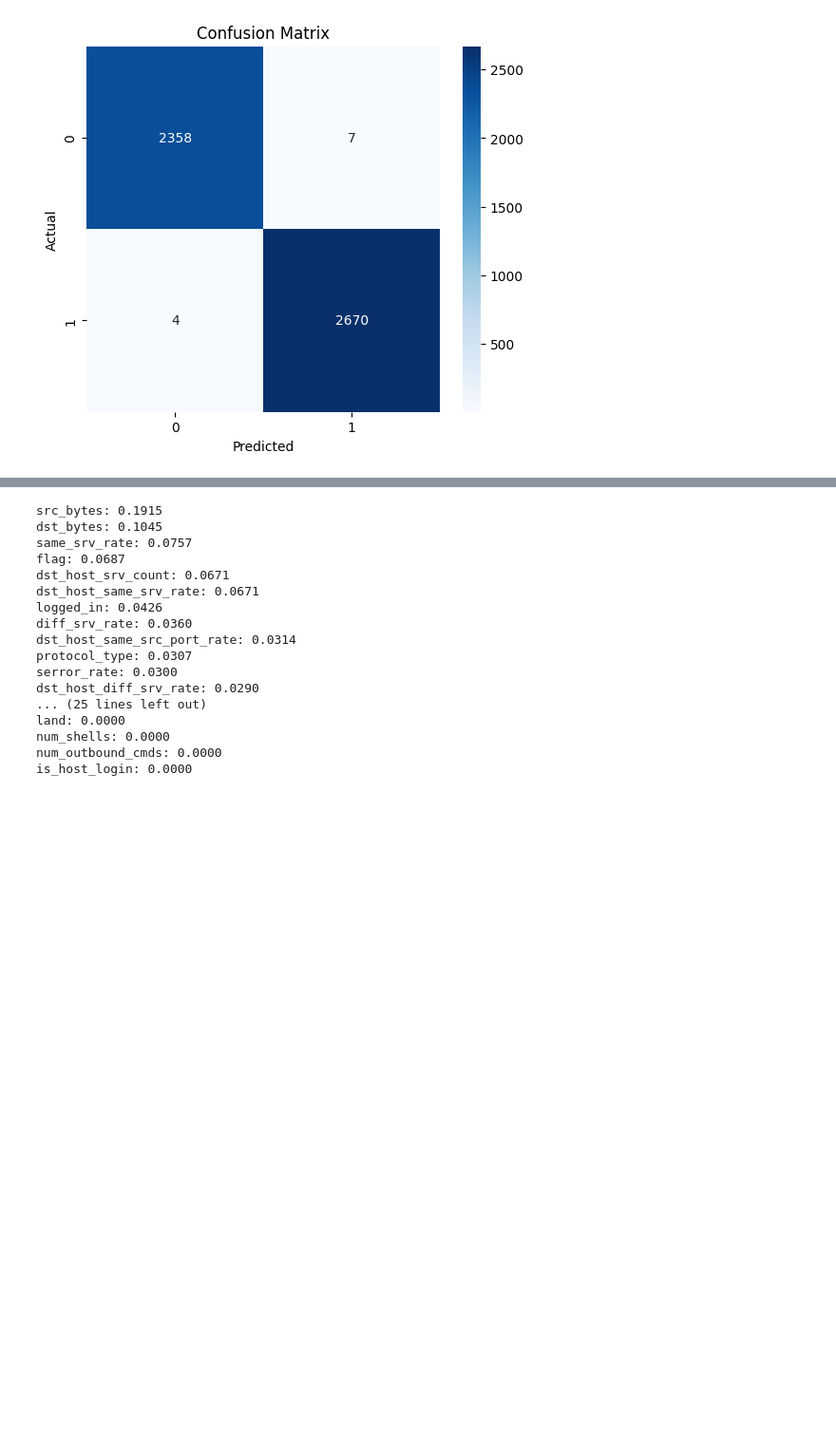
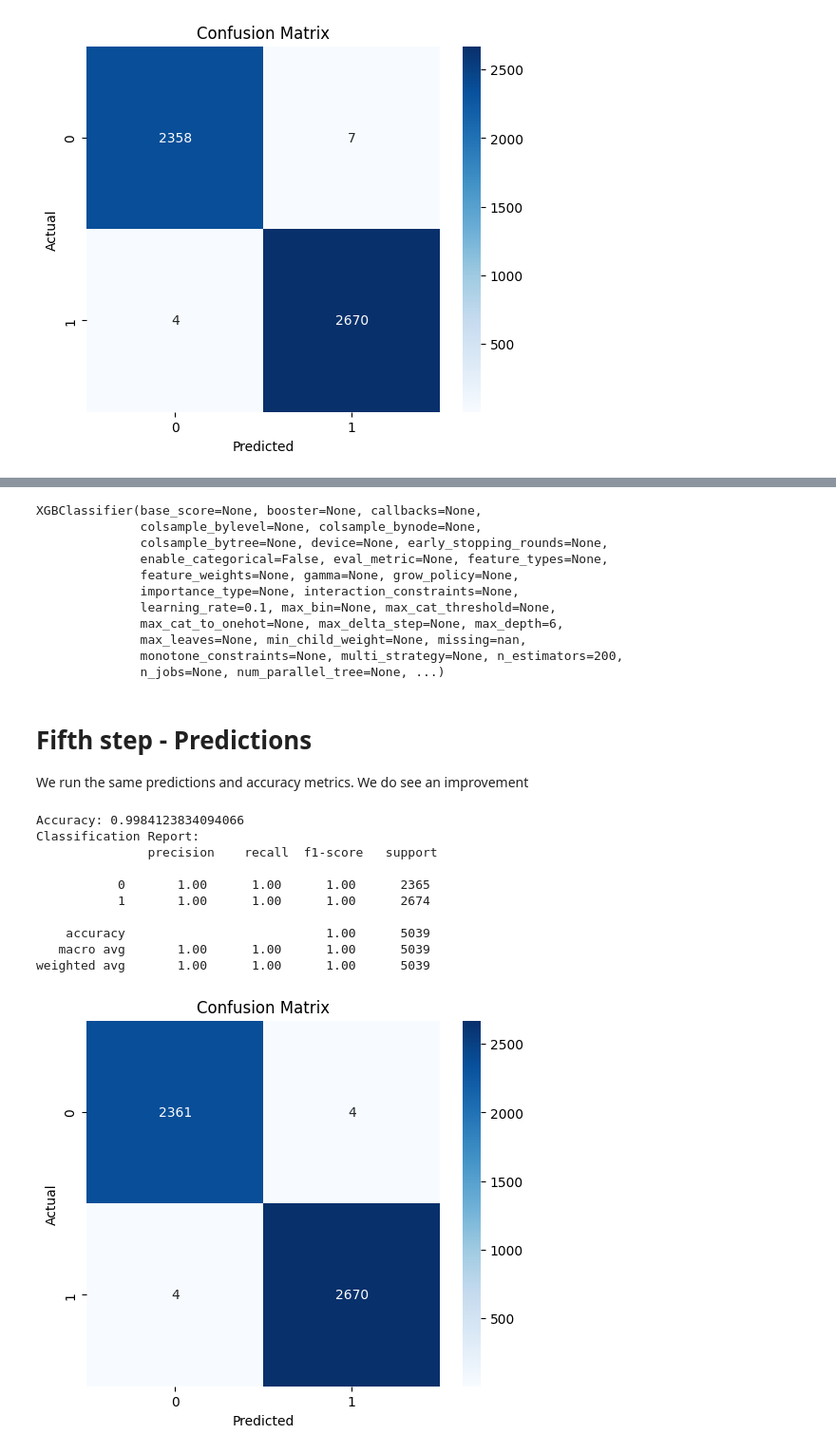
Before and after one commit to cstepgit/Intrusion-classifier, a Jupyter notebook: Intrusion Classifier.ipynb, the cells around one changed output, grey strips where cells are left out. Shown: that part at 95% size. Drawn from its saved outputs; the diff is of its cells as text; code cells hidden in the pictures; blank space fills up the shorter version.

Commit message:
added xgboost and nn

```diff
--- a/Intrusion Classifier.ipynb
+++ b/Intrusion Classifier.ipynb
@@ -28,12 +34,13 @@ print(df.head())
 # %%
 from sklearn.preprocessing import LabelEncoder
 
-categorial_columns = df.select_dtypes(include='object')
+categorial_columns = df.select_dtypes(include='object').columns
 
 for col in categorial_columns:
     df[col] = LabelEncoder().fit_transform(df[col])
 
 print(df.head)
+print(df.shape[1])
 # %% [output]
 <bound method NDFrame.head of        duration  protocol_type  service  flag  src_bytes  dst_bytes  land  \
 0             0              1       19     9        491          0     0
@@ -101,31 +121,48 @@ weighted avg       1.00      1.00      1.00      5039
 # %%
-import numpy as np
+from xgboost import XGBClassifier
 
-# Get feature importance
-feature_importance = rf_m.feature_importances_
-features = X.columns
-
-# Sort by importance
-sorted_indices = np.argsort(feature_importance)[::-1]
-
-# Display
-for i in sorted_indices:
-    print(f"{features[i]}: {feature_importance[i]:.4f}")
+# Initialize and train XGBoost model
+xgb_model = XGBClassifier(n_estimators=200, learning_rate=0.1, max_depth=6, random_state=42)
+xgb_model.fit(X_train, y_train)
 # %% [output]
-src_bytes: 0.1915
-dst_bytes: 0.1045
-same_srv_rate: 0.0757
-flag: 0.0687
-dst_host_srv_count: 0.0671
-dst_host_same_srv_rate: 0.0671
-logged_in: 0.0426
-diff_srv_rate: 0.0360
-dst_host_same_src_port_rate: 0.0314
-protocol_type: 0.0307
-serror_rate: 0.0300
-dst_host_diff_srv_rate: 0.0290
-... (25 lines left out)
-land: 0.0000
-num_shells: 0.0000
-num_outbound_cmds: 0.0000
-is_host_login: 0.0000
+XGBClassifier(base_score=None, booster=None, callbacks=None,
+              colsample_bylevel=None, colsample_bynode=None,
+              colsample_bytree=None, device=None, early_stopping_rounds=None,
+              enable_categorical=False, eval_metric=None, feature_types=None,
+              feature_weights=None, gamma=None, grow_policy=None,
+              importance_type=None, interaction_constraints=None,
+              learning_rate=0.1, max_bin=None, max_cat_threshold=None,
+              max_cat_to_onehot=None, max_delta_step=None, max_depth=6,
+              max_leaves=None, min_child_weight=None, missing=nan,
+              monotone_constraints=None, multi_strategy=None, n_estimators=200,
+              n_jobs=None, num_parallel_tree=None, ...)
+# %% [markdown]
+# Fifth step - Predictions
+We run the same predictions and accuracy metrics. We do see an improvement
+# %%
+y_pred = xgb_model.predict(X_test)
+
+# Evaluate performance
+print("Accuracy:", accuracy_score(y_test, y_pred))
+print("Classification Report:\n", classification_report(y_test, y_pred))
+
+# Confusion matrix
+conf_matrix = confusion_matrix(y_test, y_pred)
+plt.figure(figsize=(6, 5))
+sns.heatmap(conf_matrix, annot=True, fmt='d', cmap="Blues")
+plt.xlabel("Predicted")
+plt.ylabel("Actual")
+plt.title("Confusion Matrix")
+plt.show()
+# %% [output]
+Accuracy: 0.9984123834094066
+Classification Report:
+               precision    recall  f1-score   support
+
+           0       1.00      1.00      1.00      2365
+           1       1.00      1.00      1.00      2674
+
+    accuracy                           1.00      5039
+   macro avg       1.00      1.00      1.00      5039
+weighted avg       1.00      1.00      1.00      5039
+[figure, added]
```
Also changed, not shown: parts of 17 cells of this notebook.
